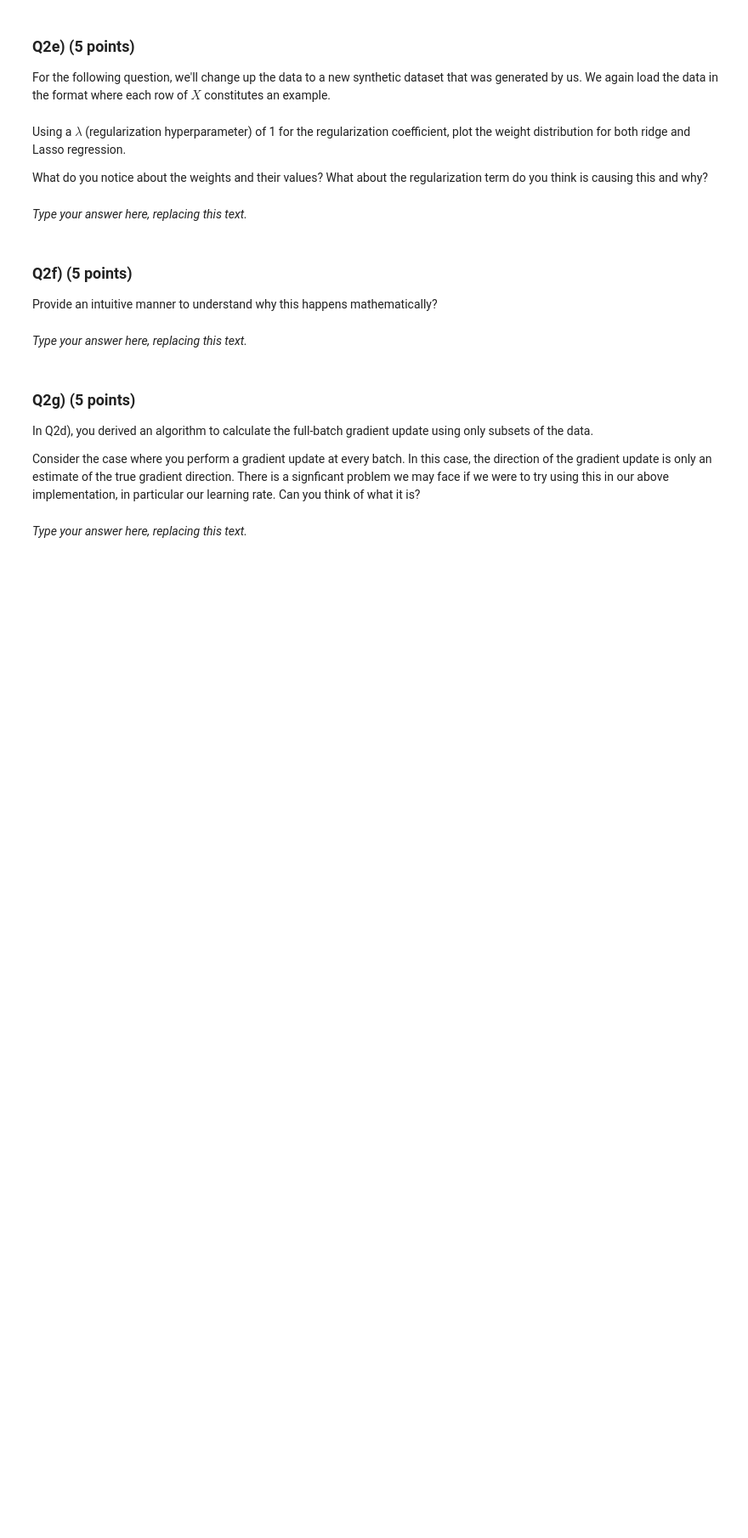
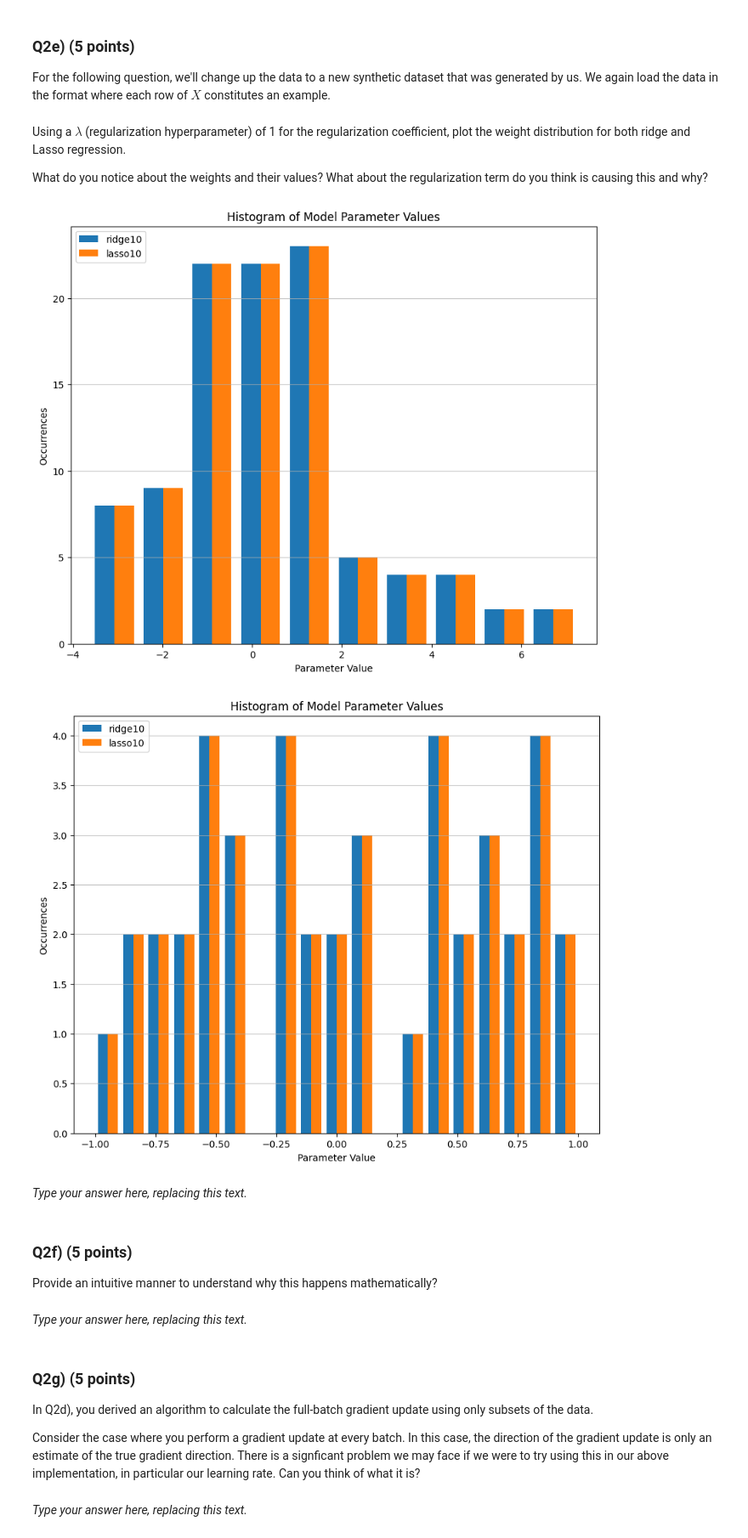
Before and after one commit to Michellominy/ML_assignments, a Jupyter notebook: A1/INF8245E_Assignment_1_skeleton.ipynb, the cells around one changed output. Shown at 85% size. Cells and saved outputs as stored; diff of their text form; code cells hidden in the pictures; blank space fills up the shorter version.

```diff
--- a/A1/INF8245E_Assignment_1_skeleton.ipynb
+++ b/A1/INF8245E_Assignment_1_skeleton.ipynb
@@ -303,8 +324,11 @@ def linear_regression_gradient(X: np.ndarray, y: np.ndarray, w: np.ndarray, **kw
     Returns:
         np.ndarray: Gradient of w with respect to the loss, as a numpy array of the same shape as w.
     """
+    y_hat = np.dot(X, w)
 
-    ...
+    gradient = X.transpose().dot(y_hat - y) / X.shape[0]
+
+    return gradient
 # %%
 def ridge_regression_gradient(X: np.ndarray, y: np.ndarray, w: np.ndarray, hyperparameter: float, **kwargs) -> np.ndarray:
     """Compute the gradient of w with respect to the loss
@@ -319,7 +343,11 @@ def ridge_regression_gradient(X: np.ndarray, y: np.ndarray, w: np.ndarray, hyper
         np.ndarray: Gradient of w with respect to the loss, as a numpy array of the same shape as w.
     """
 
-    ...
+    y_hat = np.dot(X, w)
+
+    gradient = np.add(X.transpose().dot(y_hat - y), 2 * hyperparameter * w)  / X.shape[0]
+
+    return gradient
 # %%
 def lasso_regression_gradient(X: np.ndarray, y: np.ndarray, w: np.ndarray, hyperparameter: float, **kwargs) -> np.ndarray:
     """Compute the gradient of w with respect to the loss
@@ -334,6 +362,10 @@ def lasso_regression_gradient(X: np.ndarray, y: np.ndarray, w: np.ndarray, hyper
         np.ndarray: Gradient of w with respect to the loss, as a numpy array of the same shape as w.
     """
 
-    ...
+    y_hat = np.dot(X, w)
+
+    gradient = np.add(X.transpose().dot(y_hat - y), hyperparameter * np.sign(w))  / X.shape[0]
+
+    return gradient
 # %%
 grader.check("q2.1")
@@ -358,8 +392,8 @@ def regression_gradient_descent(X_train: np.ndarray, y_train: np.ndarray,
         w_0 (np.ndarray): Numpy array of shape [features, 1]
         hyperparameter (float): Lambda used in L2 regularizer
         learning_rate (float): Value to multiply our gradient with before updating our parameters.
-        num_steps (int): Number of gradient descent steps to perform.
-        type (str): The type of regression to use ['linear', 'ridge', 'lasso']
+        num_epochs (int): Number of gradient descent steps to perform.
+        reg_type (str): The type of regression to use ['linear', 'ridge', 'lasso']
 
     Returns:
         train_loss (np.ndarray): The train RMSE loss without L2 regularizer, for each step.
@@ -375,8 +409,16 @@ def regression_gradient_descent(X_train: np.ndarray, y_train: np.ndarray,
     test_losses = np.zeros((num_epochs,), dtype=np.float32)
     w_sol = np.copy(w_0)
 
+    for idx in range(num_epochs):
+        y_train_hat = predict_linear_regression(X_train, w_sol)
+        y_test_hat = predict_linear_regression(X_test, w_sol)
 
-    ...
+        train_losses[idx] = rmse(y_train, y_train_hat)
+        test_losses[idx] = rmse(y_test, y_test_hat)
+
+        if(reg_type == "linear"):   w_sol = w_sol - learning_rate * linear_regression_gradient(X_train, y_train, w_sol)
+        elif(reg_type == "ridge"):   w_sol = w_sol - learning_rate * ridge_regression_gradient(X_train, y_train, w_sol, hyperparameter)
+        elif(reg_type == "lasso"):   w_sol = w_sol - learning_rate * lasso_regression_gradient(X_train, y_train, w_sol, hyperparameter)
 
     return (train_losses, test_losses, w_sol)
 # %%
@@ -468,34 +533,39 @@ test_inputs = create_inputs_with_bias(X_test)
 
 np.random.seed(8245)
 w_0 = np.random.normal(size=(train_inputs.shape[1], 1))
 
-...
+train_losses_ridge, test_losses_ridge, w_sol_ridge = regression_gradient_descent(train_inputs, y_train, test_inputs, y_test, w_0, 1, learning_rate, num_epochs)
+train_losses_lasso, test_losses_lasso, w_sol_lasso = regression_gradient_descent(train_inputs, y_train, test_inputs, y_test, w_0, 1, learning_rate, num_epochs)
+
 
 data = [w_sol_ridge.flatten(), w_sol_lasso.flatten()]
 labels = ['ridge10', 'lasso10']
 plt.figure(figsize = (10, 8))
 plt.hist(data, label=labels)
 
 plt.grid(axis='y', alpha=0.75)
 plt.legend(loc = 'upper left')
 plt.title('Histogram of Model Parameter Values')
 plt.ylabel('Occurrences')
 plt.xlabel('Parameter Value')
 plt.show()
 
 data = [w_sol_ridge.flatten(), w_sol_lasso.flatten()]
 labels = ['ridge10', 'lasso10']
 
 bins = np.linspace(-1, 1, 20)
 plt.figure(figsize = (10, 8))
 plt.hist(data, bins = bins, label=labels)
 
 plt.grid(axis='y', alpha=0.75)
 plt.legend(loc = 'upper left')
 plt.title('Histogram of Model Parameter Values')
 plt.ylabel('Occurrences')
 plt.xlabel('Parameter Value')
 plt.show()
+# %% [output]
+[figure, added]
+[figure, added]
 # %% [markdown]
 _Type your answer here, replacing this text._
 # %% [markdown]
```
Also changed, not shown: parts of 15 cells of this notebook, 1 other file.
